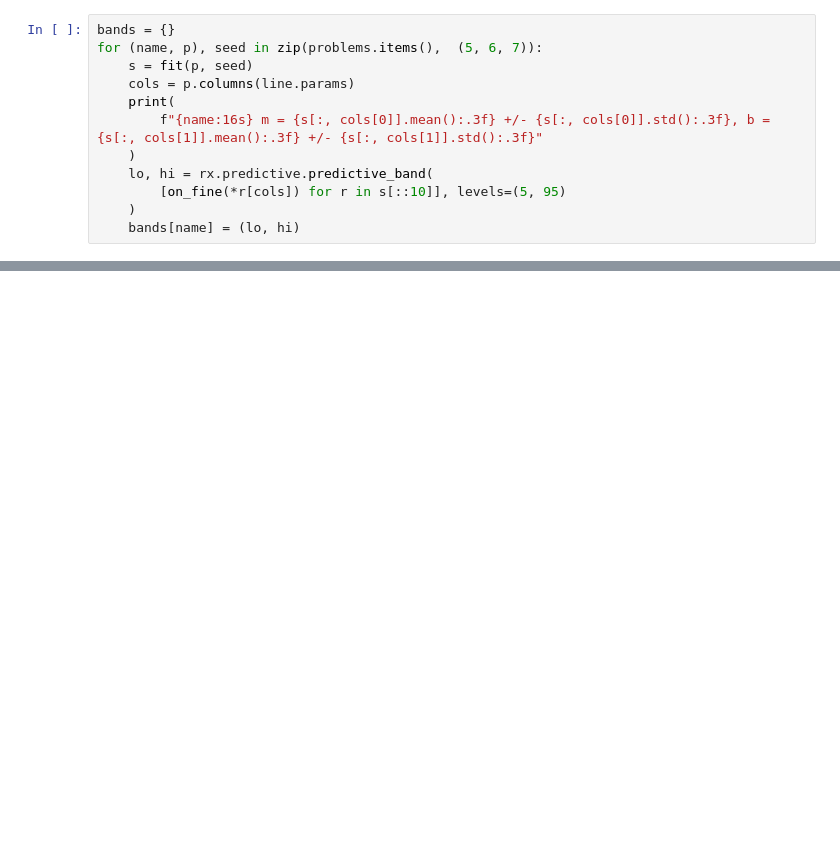
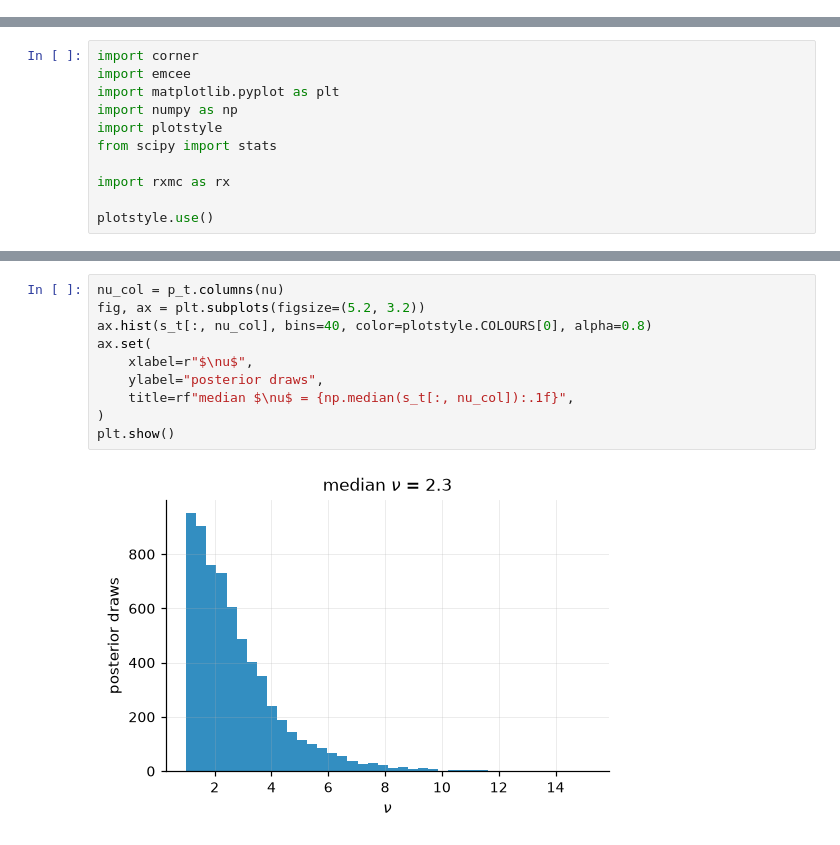
Before and after one commit to beykyle/rxmc, a Jupyter notebook: examples/robust_likelihoods.ipynb, the cells around one changed output, grey strips where cells are left out. Cells and saved outputs as stored; diff of their text form; blank space fills up the shorter version.

```diff
--- a/examples/robust_likelihoods.ipynb
+++ b/examples/robust_likelihoods.ipynb
@@ -235,12 +0,0 @@ USU offset on B  m = 0.991 +/- 0.008, b = 0.526 +/- 0.022
-# %%
-bands = {}
-for (name, p), seed in zip(problems.items(),  (5, 6, 7)):
-    s = fit(p, seed)
-    cols = p.columns(line.params)
-    print(
-        f"{name:16s} m = {s[:, cols[0]].mean():.3f} +/- {s[:, cols[0]].std():.3f}, b = {s[:, cols[1]].mean():.3f} +/- {s[:, cols[1]].std():.3f}"
-    )
-    lo, hi = rx.predictive.predictive_band(
-        [on_fine(*r[cols]) for r in s[::10]], levels=(5, 95)
-    )
-    bands[name] = (lo, hi)
@@ -283,0 +18,11 @@ By using our prior knowledge that data set `B` may have an unknown offset (USU),
+# %%
+import corner
+import emcee
+import matplotlib.pyplot as plt
+import numpy as np
+import plotstyle
+from scipy import stats
+
+import rxmc as rx
+
+plotstyle.use()
@@ -283,0 +132,12 @@ By using our prior knowledge that data set `B` may have an unknown offset (USU),
+# %%
+nu_col = p_t.columns(nu)
+fig, ax = plt.subplots(figsize=(5.2, 3.2))
+ax.hist(s_t[:, nu_col], bins=40, color=plotstyle.COLOURS[0], alpha=0.8)
+ax.set(
+    xlabel=r"$\nu$",
+    ylabel="posterior draws",
+    title=rf"median $\nu$ = {np.median(s_t[:, nu_col]):.1f}",
+)
+plt.show()
+# %% [output]
+[figure, added]
```
Also changed, not shown: parts of 42 cells of this notebook, 4 other files.
